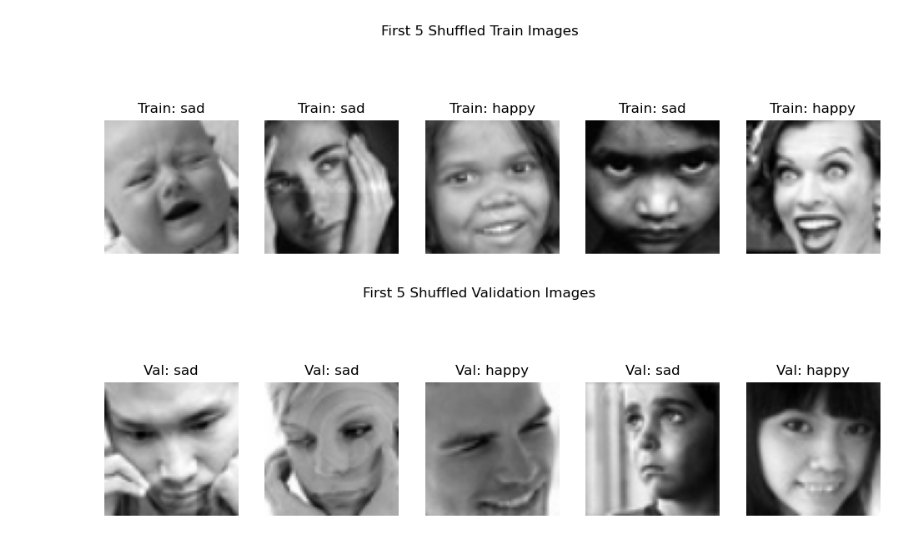
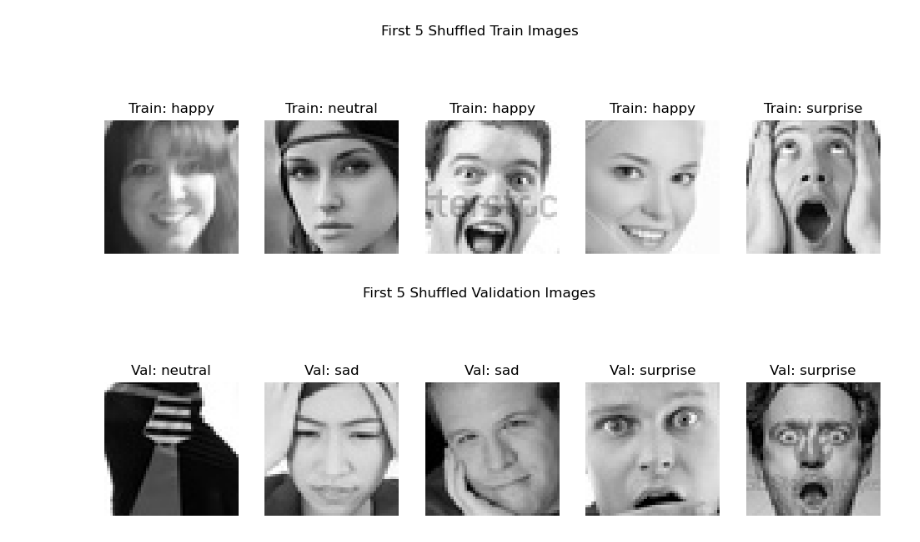
Before and after one commit to omarashraf03/Facial-Expression-Recognition, a Jupyter notebook: main.ipynb, the cells around one changed output. Drawn from its saved outputs; the diff is of its cells as text; code cells hidden in the pictures.

```diff
--- a/main.ipynb
+++ b/main.ipynb
@@ -27,27 +27,22 @@ class_labels = ['angry', 'disgust', 'fear', 'happy', 'sad', 'surprise', 'neutral
 # Get indices of the selected categories
 selected_indices = [class_labels.index(label) for label in selected_classes]
 # %%
-def load_images(data_dir, max_per_class=100):
-    data = []
+def load_images(data_dir):
+    image_paths = []
     labels = []
-    class_names = sorted(os.listdir(data_dir))
 
-    # Filter out classes that are not in selected_classes
-    class_names = [class_name for class_name in class_names if class_name in selected_classes]
+    for label in os.listdir(data_dir):
+        label_path = os.path.join(data_dir, label)
+        if os.path.isdir(label_path) and label in selected_classes:  # تأكد من أنه من الفئات المختارة
+            for file in os.listdir(label_path):
+                if file.lower().endswith('.jpg'):
+                    image_path = os.path.join(label_path, file)
+                    image_paths.append(image_path)
+                    labels.append(label)
 
-    for label_idx, class_name in enumerate(class_names):
-        class_path = os.path.join(data_dir, class_name)
-        count = 0
-        for img_file in os.listdir(class_path):
-            img_path = os.path.join(class_path, img_file)
-            img = cv2.imread(img_path, cv2.IMREAD_GRAYSCALE)
-            img = cv2.resize(img, (64, 64))
-            data.append(img)
-            labels.append(selected_classes.index(class_name))  # Label as per selected_classes
-            count += 1
-            if count >= max_per_class:
-                break
-    return shuffle(np.array(data), np.array(labels), random_state=42)
+    # Shuffle the data and labels together
+    image_paths, labels = shuffle(image_paths, labels, random_state=40)
+    return image_paths, labels
 # %%
 # Load and shuffle train and validation
 X_train_raw, y_train = load_images(train_data_dir)
@@ -55,24 +50,28 @@ X_val_raw, y_val = load_images(validate_data_dir)
 # %%
 # Show first 5 from train
 plt.figure(figsize=(12, 4))
 for i in range(5):
+    img = cv2.imread(X_train_raw[i], cv2.IMREAD_GRAYSCALE)  # تحميل الصورة من المسار
+    img = cv2.cvtColor(img, cv2.COLOR_BGR2RGB) if img is not None else np.zeros((48, 48))  # تأكد أن الصورة موجودة
     plt.subplot(1, 5, i + 1)
-    plt.imshow(X_train_raw[i], cmap='gray')
-    plt.title(f"Train: {selected_classes[y_train[i]]}")
+    plt.imshow(img, cmap='gray')
+    plt.title(f"Train: {y_train[i]}")
     plt.axis('off')
 plt.suptitle("First 5 Shuffled Train Images")
 plt.show()
 
 # Show first 5 from validation
 plt.figure(figsize=(12, 4))
 for i in range(5):
+    img = cv2.imread(X_val_raw[i], cv2.IMREAD_GRAYSCALE)
+    img = cv2.cvtColor(img, cv2.COLOR_BGR2RGB) if img is not None else np.zeros((48, 48))
     plt.subplot(1, 5, i + 1)
-    plt.imshow(X_val_raw[i], cmap='gray')
-    plt.title(f"Val: {selected_classes[y_val[i]]}")
+    plt.imshow(img, cmap='gray')
+    plt.title(f"Val: {y_val[i]}")
     plt.axis('off')
 plt.suptitle("First 5 Shuffled Validation Images")
 plt.show()
 # %% [output]
-[figure, old version]
+[figure, new version]
-[figure, old version]
+[figure, new version]
 # %%
```
Also changed, not shown: parts of 12 cells of this notebook, 1 other file.
